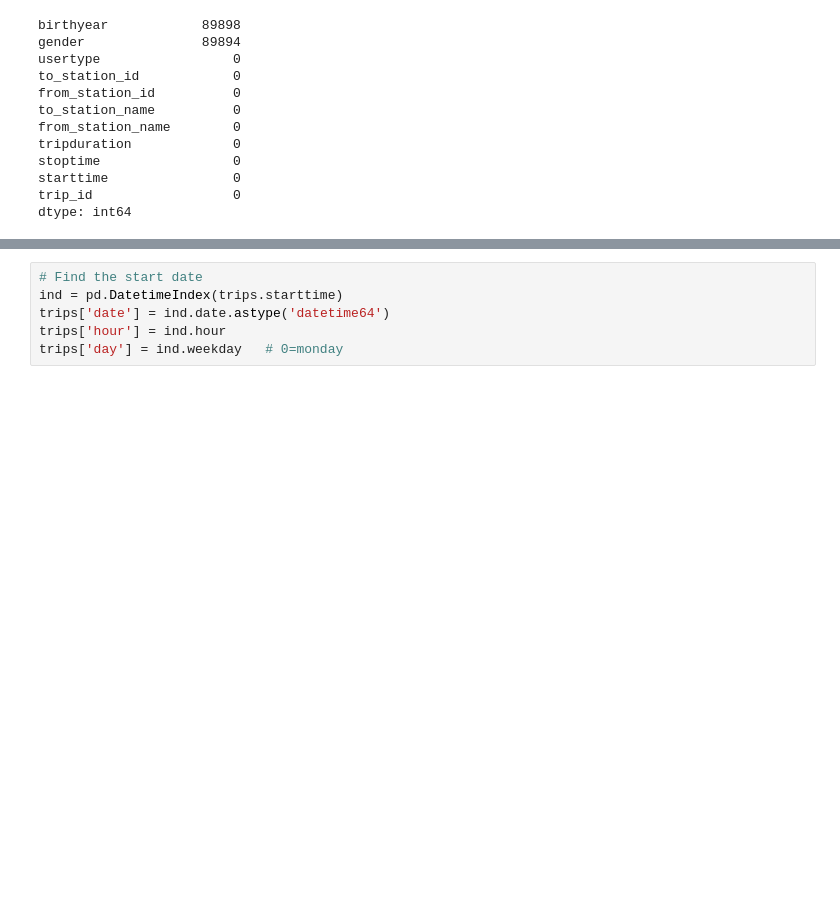
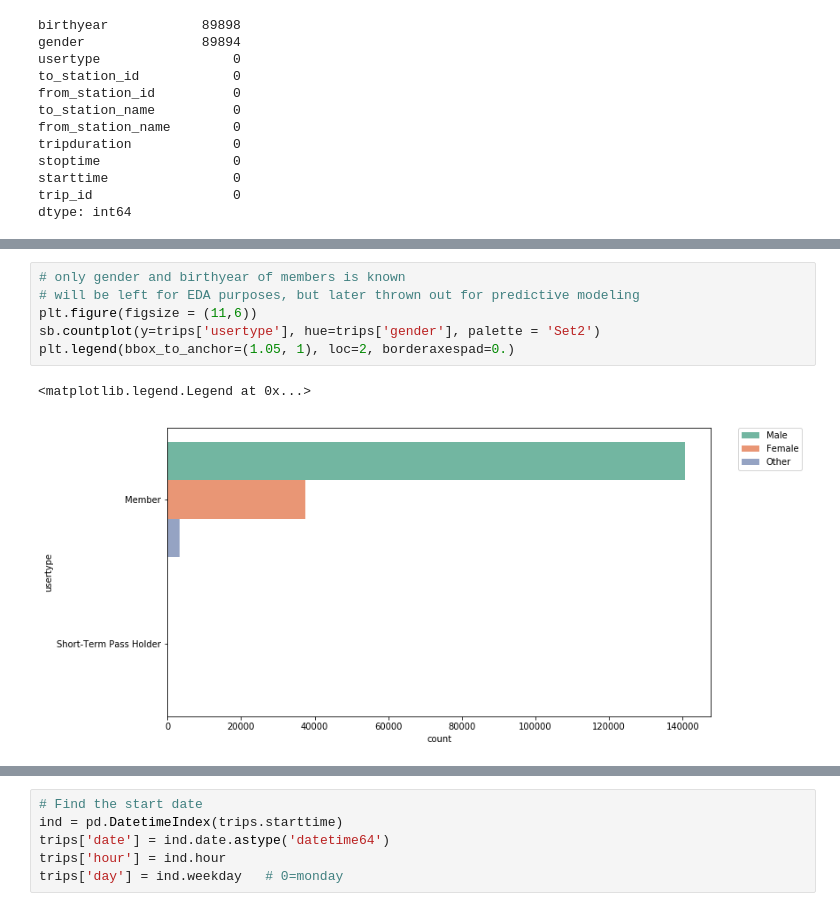
Before and after one commit to Jorrik1977/Bike-Sharing-Seattle, a Jupyter notebook: Bike Sharing Clean DS1.ipynb, the cells around one changed output, grey strips where cells are left out. Drawn from its saved outputs; the diff is of its cells as text; blank space fills up the shorter version.

```diff
--- a/Bike Sharing Clean DS1.ipynb
+++ b/Bike Sharing Clean DS1.ipynb
@@ -181,0 +185,9 @@ plt.show()
+# %%
+# only gender and birthyear of members is known
+# will be left for EDA purposes, but later thrown out for predictive modeling
+plt.figure(figsize = (11,6))
+sb.countplot(y=trips['usertype'], hue=trips['gender'], palette = 'Set2')
+plt.legend(bbox_to_anchor=(1.05, 1), loc=2, borderaxespad=0.)
+# %% [output]
+<matplotlib.legend.Legend at 0x...>
+[figure, added]
```
Also changed, not shown: parts of 19 cells of this notebook.
